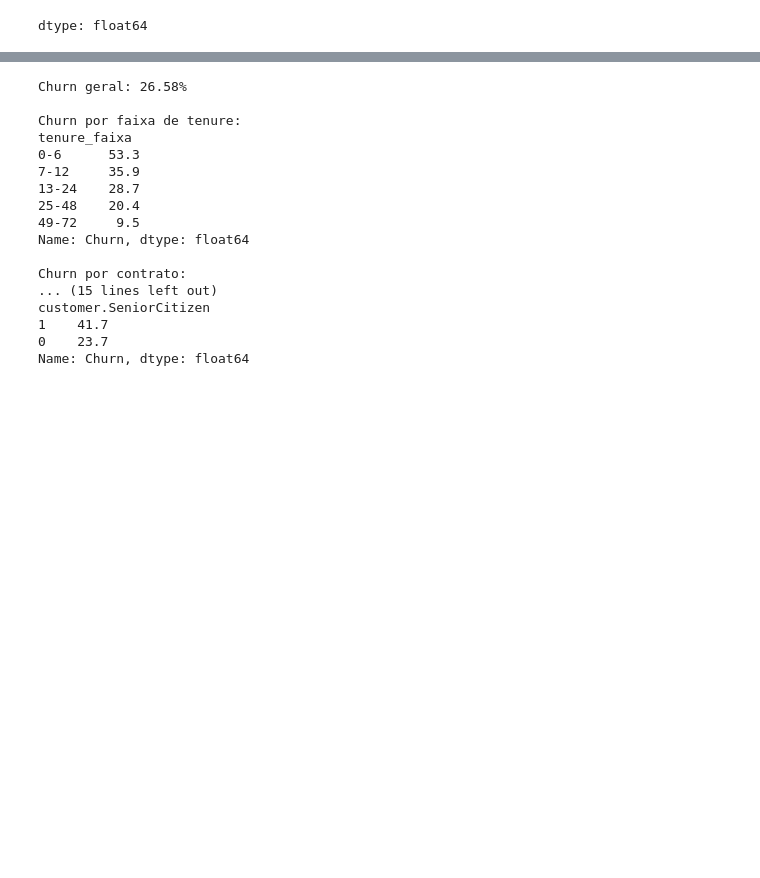
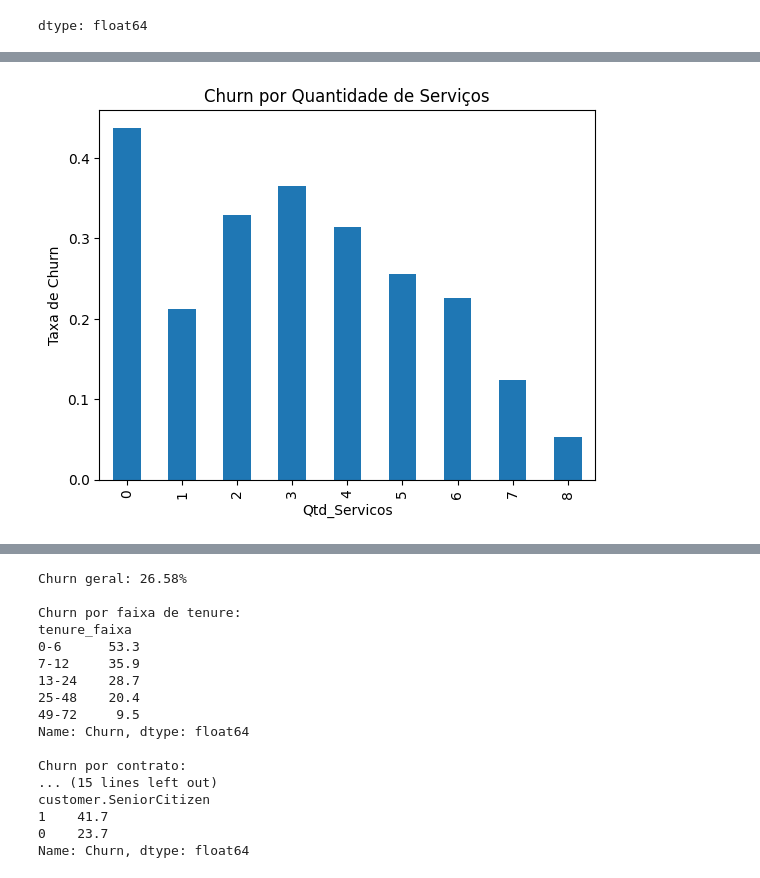
Before and after one commit to rafernandes20/challenge-alura-telecomX, a Jupyter notebook: Alura_Challenge_Telecom_X.ipynb, the cells around one changed output, grey strips where cells are left out. Cells and saved outputs as stored; diff of their text form; code cells hidden in the pictures; blank space fills up the shorter version.

```diff
--- a/Alura_Challenge_Telecom_X.ipynb
+++ b/Alura_Challenge_Telecom_X.ipynb
@@ -482 +510,36 @@ dtype: float64
+# %%
+servicos = [
+    "phone.PhoneService",
+    "phone.MultipleLines",
+    "internet.OnlineSecurity",
+    "internet.OnlineBackup",
+    "internet.DeviceProtection",
+    "internet.TechSupport",
+    "internet.StreamingTV",
+    "internet.StreamingMovies"
+]
+
+# Columns that need to be mapped to 0/1
+service_cols_to_map = [
+    "phone.MultipleLines",
+    "internet.OnlineSecurity",
+    "internet.OnlineBackup",
+    "internet.DeviceProtection",
+    "internet.TechSupport",
+    "internet.StreamingTV",
+    "internet.StreamingMovies"
+]
+
+# Apply mapping for 'Yes', 'No', and 'No internet/phone service'
+for col in service_cols_to_map:
+    df[col] = df[col].map({"Yes": 1, "No": 0, "No internet service": 0, "No phone service": 0})
+
+df["Qtd_Servicos"] = df[servicos].sum(axis=1)
+# %%
+df.groupby("Qtd_Servicos")["Churn"].mean().plot(kind="bar")
+plt.title("Churn por Quantidade de Serviços")
+plt.ylabel("Taxa de Churn")
+plt.show()
+# %% [output]
+[figure, added]
 # %% [markdown]
```
Also changed, not shown: parts of 6 cells of this notebook.
